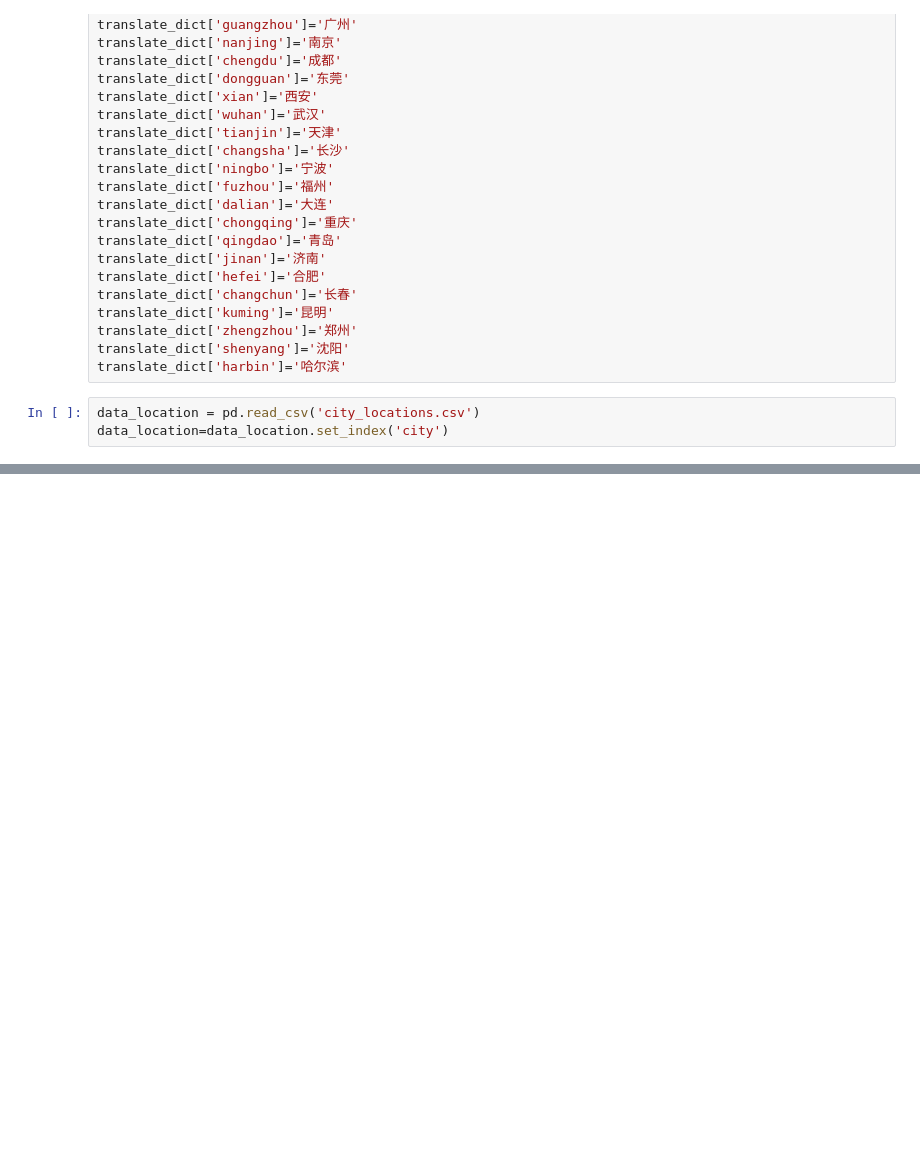
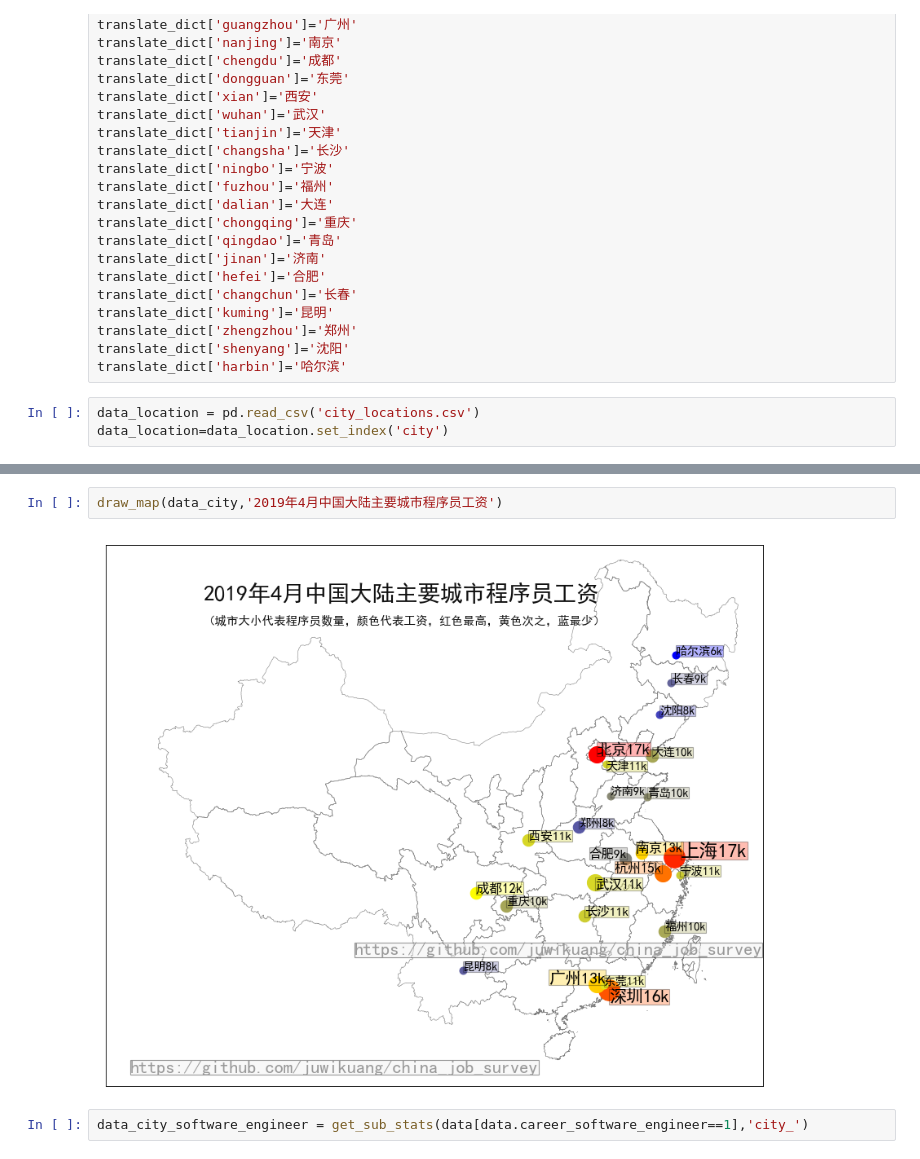
Before and after one commit to EricWebsmith/china_job_survey, a Jupyter notebook: geo/cities_basemap.ipynb, the cells around one changed output, grey strips where cells are left out. Cells and saved outputs as stored; diff of their text form; blank space fills up the shorter version.

```diff
--- a/geo/cities_basemap.ipynb
+++ b/geo/cities_basemap.ipynb
@@ -194,0 +196,6 @@ plt.show()
+# %%
+draw_map(data_city,'2019年4月中国大陆主要城市程序员工资')
+# %% [output]
+[figure, added]
+# %%
+data_city_software_engineer = get_sub_stats(data[data.career_software_engineer==1],'city_')
```
Also changed, not shown: parts of 34 cells of this notebook, 6 other files.
